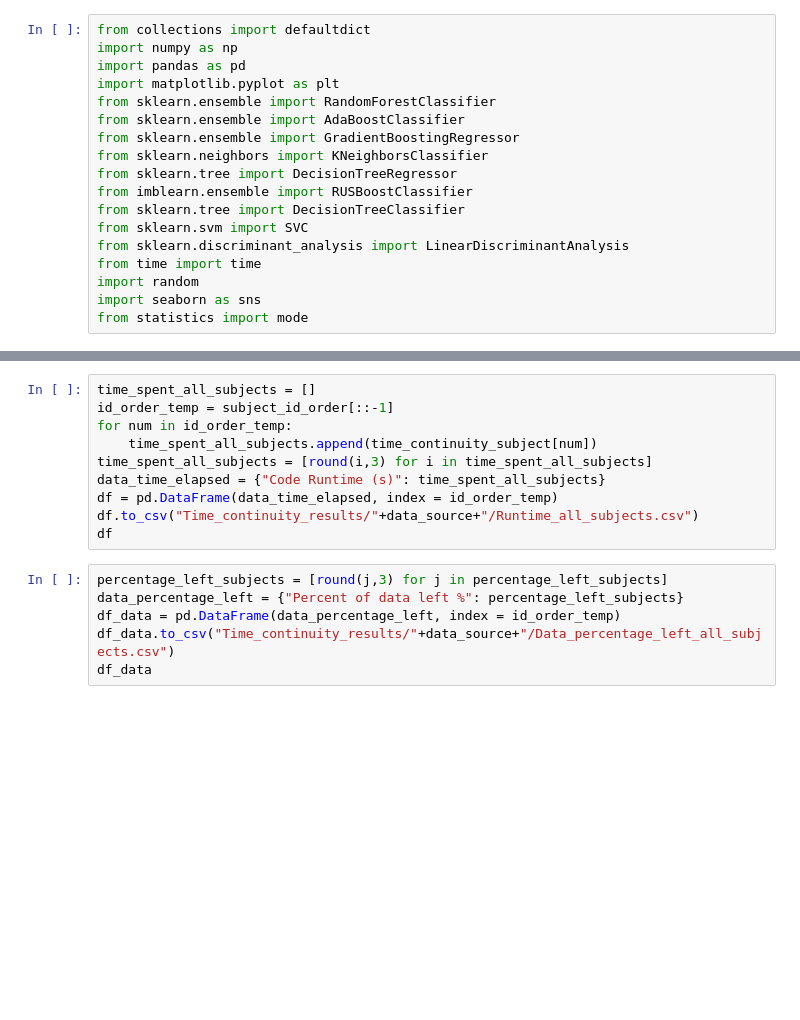
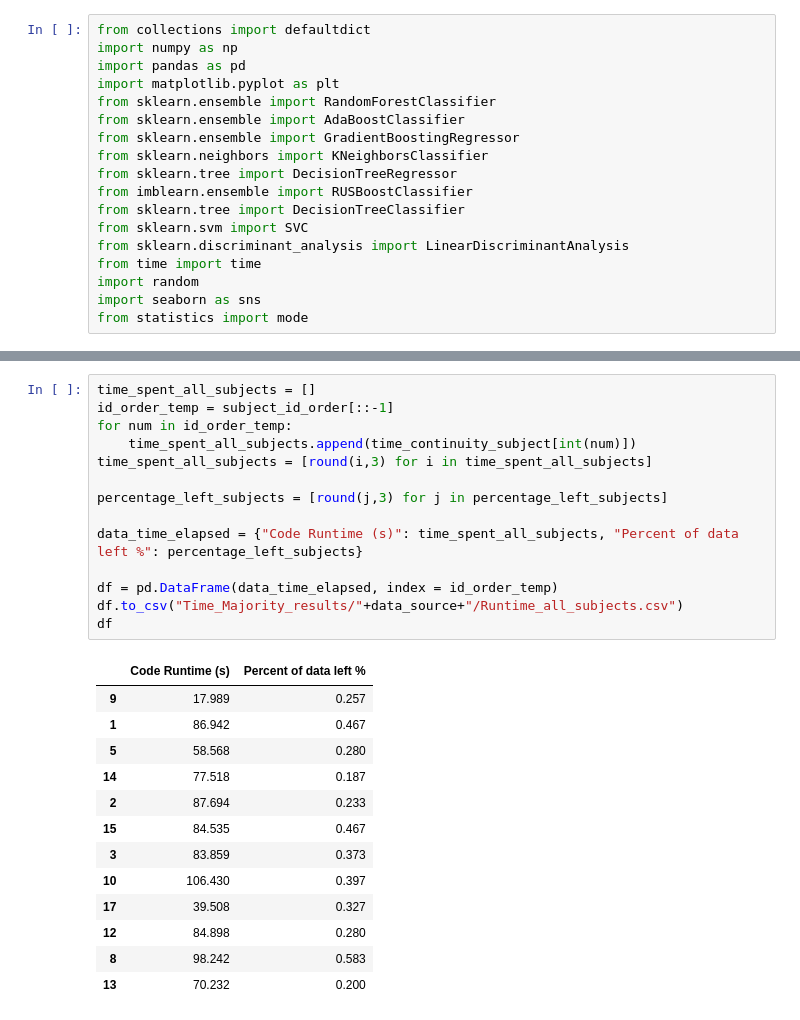
Before and after one commit to guangyaodou/Time_Majority_Voting, a Jupyter notebook: Time_majority_algorithm.ipynb, the cells around one changed output, grey strips where cells are left out. Saved outputs shown, nothing was run; the diff lists cells and outputs as text; blank space fills up the shorter version.

```diff
--- a/Time_majority_algorithm.ipynb
+++ b/Time_majority_algorithm.ipynb
@@ -727,16 +928,28 @@ plt.show()
 # %%
 time_spent_all_subjects = []
 id_order_temp = subject_id_order[::-1]
 for num in id_order_temp:
-    time_spent_all_subjects.append(time_continuity_subject[num])
+    time_spent_all_subjects.append(time_continuity_subject[int(num)])
 time_spent_all_subjects = [round(i,3) for i in time_spent_all_subjects]
-data_time_elapsed = {"Code Runtime (s)": time_spent_all_subjects}
+
+percentage_left_subjects = [round(j,3) for j in percentage_left_subjects]
+
+data_time_elapsed = {"Code Runtime (s)": time_spent_all_subjects, "Percent of data left %": percentage_left_subjects}
+
 df = pd.DataFrame(data_time_elapsed, index = id_order_temp)
-df.to_csv("Time_continuity_results/"+data_source+"/Runtime_all_subjects.csv")
+df.to_csv("Time_Majority_results/"+data_source+"/Runtime_all_subjects.csv")
 df
+# %% [output]
+|  | Code Runtime (s) | Percent of data left % |
+| 9 | 17.989 | 0.257 |
+| 1 | 86.942 | 0.467 |
+| 5 | 58.568 | 0.280 |
+| 14 | 77.518 | 0.187 |
+| 2 | 87.694 | 0.233 |
+| 15 | 84.535 | 0.467 |
+| 3 | 83.859 | 0.373 |
+| 10 | 106.430 | 0.397 |
+| 17 | 39.508 | 0.327 |
+| 12 | 84.898 | 0.280 |
+| 8 | 98.242 | 0.583 |
+| 13 | 70.232 | 0.200 |
-# %%
-percentage_left_subjects = [round(j,3) for j in percentage_left_subjects]
-data_percentage_left = {"Percent of data left %": percentage_left_subjects}
-df_data = pd.DataFrame(data_percentage_left, index = id_order_temp)
-df_data.to_csv("Time_continuity_results/"+data_source+"/Data_percentage_left_all_subjects.csv")
-df_data
```
Also changed, not shown: parts of 18 cells of this notebook.
